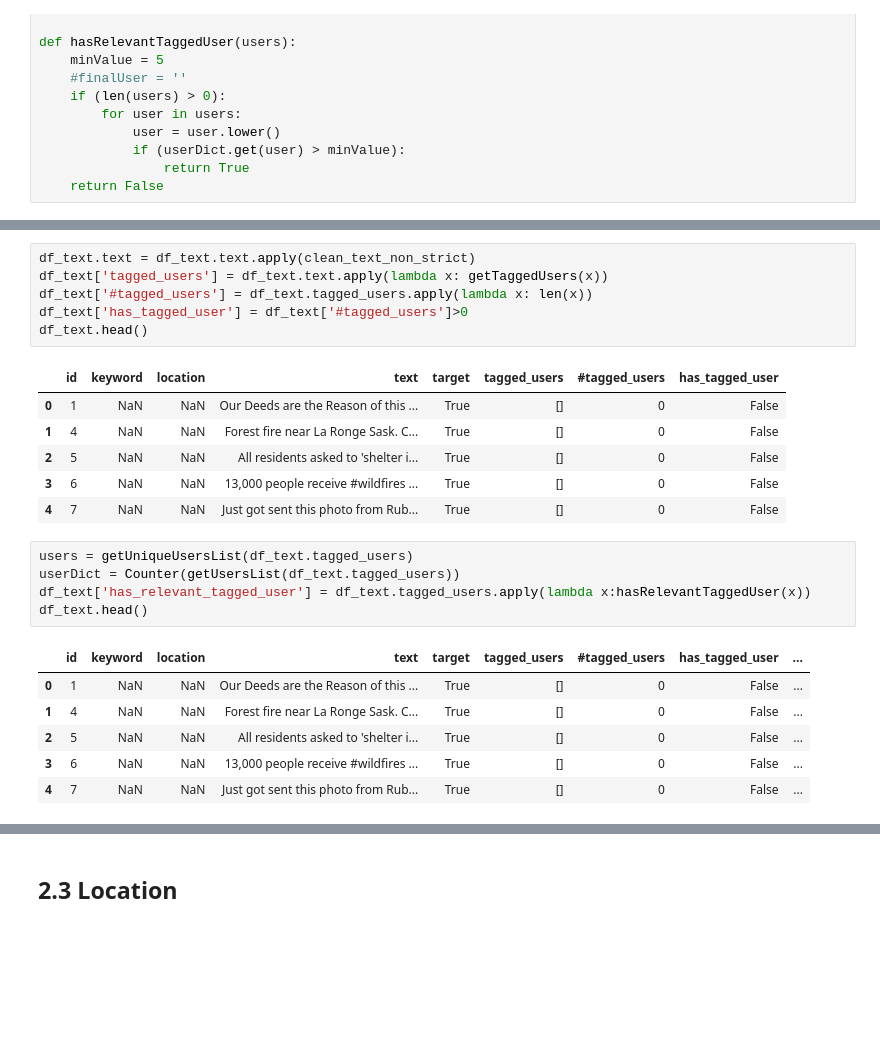
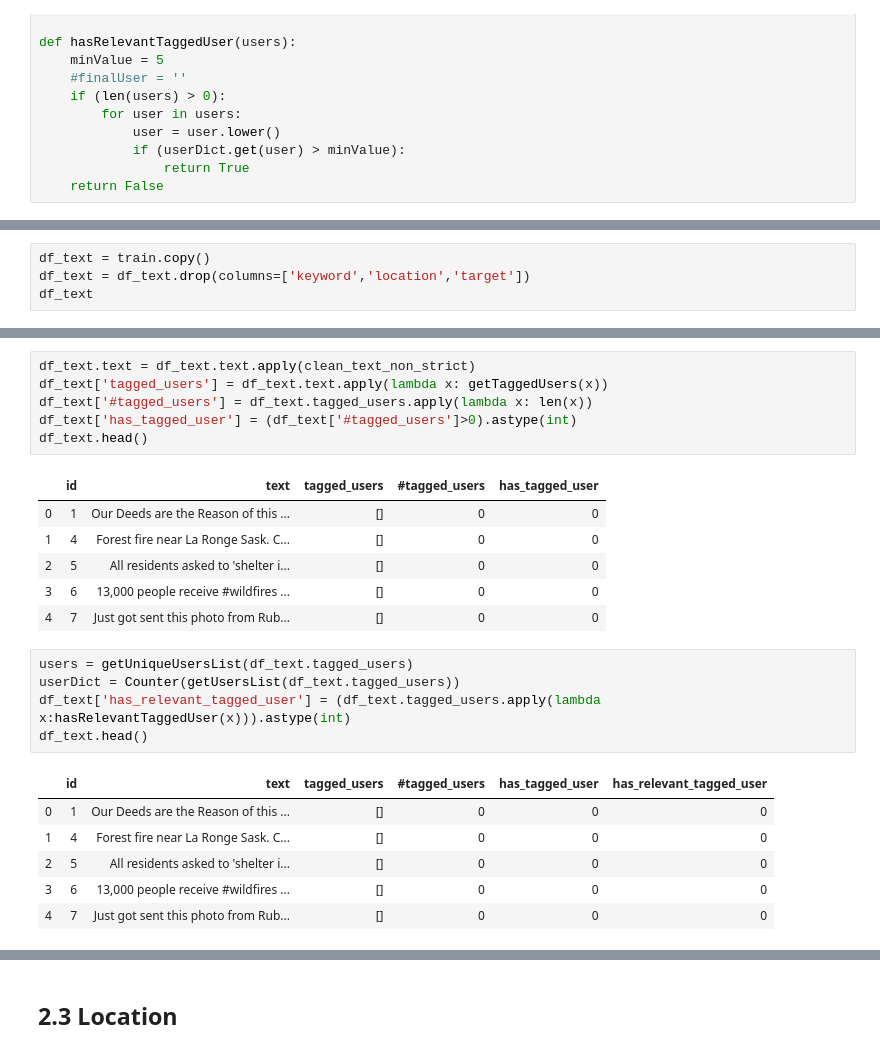
Before and after one commit to anichucai/7506-Datos-datos-tp2, a Jupyter notebook: Features.ipynb, the cells around one changed output, grey strips where cells are left out. Drawn from its saved outputs; the diff is of its cells as text; blank space fills up the shorter version.

Commit message:
separo features de texto en dataframes, agrego tf-idf para hashtags y arrobados

```diff
--- a/Features.ipynb
+++ b/Features.ipynb
@@ -989,0 +988,4 @@ df_text = train.copy()
+# %%
+df_text = train.copy()
+df_text = df_text.drop(columns=['keyword','location','target'])
+df_text
@@ -991,27 +1007,27 @@ df_text = train.copy()
 df_text.text = df_text.text.apply(clean_text_non_strict)
 df_text['tagged_users'] = df_text.text.apply(lambda x: getTaggedUsers(x))
 df_text['#tagged_users'] = df_text.tagged_users.apply(lambda x: len(x))
-df_text['has_tagged_user'] = df_text['#tagged_users']>0
+df_text['has_tagged_user'] = (df_text['#tagged_users']>0).astype(int)
 df_text.head()
 # %% [output]
-|  | id | keyword | location | text | target | tagged_users | #tagged_users | has_tagged_user |
-| 0 | 1 | NaN | NaN | Our Deeds are the Reason of this ... | True | [] | 0 | False |
-| 1 | 4 | NaN | NaN | Forest fire near La Ronge Sask. C... | True | [] | 0 | False |
-| 2 | 5 | NaN | NaN | All residents asked to 'shelter i... | True | [] | 0 | False |
-| 3 | 6 | NaN | NaN | 13,000 people receive #wildfires ... | True | [] | 0 | False |
-| 4 | 7 | NaN | NaN | Just got sent this photo from Rub... | True | [] | 0 | False |
+|  | id | text | tagged_users | #tagged_users | has_tagged_user |
+| 0 | 1 | Our Deeds are the Reason of this ... | [] | 0 | 0 |
+| 1 | 4 | Forest fire near La Ronge Sask. C... | [] | 0 | 0 |
+| 2 | 5 | All residents asked to 'shelter i... | [] | 0 | 0 |
+| 3 | 6 | 13,000 people receive #wildfires ... | [] | 0 | 0 |
+| 4 | 7 | Just got sent this photo from Rub... | [] | 0 | 0 |
 # %%
 users = getUniqueUsersList(df_text.tagged_users)
 userDict = Counter(getUsersList(df_text.tagged_users))
-df_text['has_relevant_tagged_user'] = df_text.tagged_users.apply(lambda x:hasRelevantTaggedUser(x))
+df_text['has_relevant_tagged_user'] = (df_text.tagged_users.apply(lambda x:hasRelevantTaggedUser(x))).astype(int)
 df_text.head()
 # %% [output]
-|  | id | keyword | location | text | target | tagged_users | #tagged_users | has_tagged_user | ... |
-| 0 | 1 | NaN | NaN | Our Deeds are the Reason of this ... | True | [] | 0 | False | ... |
-| 1 | 4 | NaN | NaN | Forest fire near La Ronge Sask. C... | True | [] | 0 | False | ... |
-| 2 | 5 | NaN | NaN | All residents asked to 'shelter i... | True | [] | 0 | False | ... |
-| 3 | 6 | NaN | NaN | 13,000 people receive #wildfires ... | True | [] | 0 | False | ... |
-| 4 | 7 | NaN | NaN | Just got sent this photo from Rub... | True | [] | 0 | False | ... |
+|  | id | text | tagged_users | #tagged_users | has_tagged_user | has_relevant_tagged_user |
+| 0 | 1 | Our Deeds are the Reason of this ... | [] | 0 | 0 | 0 |
+| 1 | 4 | Forest fire near La Ronge Sask. C... | [] | 0 | 0 | 0 |
+| 2 | 5 | All residents asked to 'shelter i... | [] | 0 | 0 | 0 |
+| 3 | 6 | 13,000 people receive #wildfires ... | [] | 0 | 0 | 0 |
+| 4 | 7 | Just got sent this photo from Rub... | [] | 0 | 0 | 0 |
 # %%
 df_text = agregar_features_cantidad_palabras(df_text)
 df_text.head()
```
Also changed, not shown: parts of 24 cells of this notebook, 9 other files.
